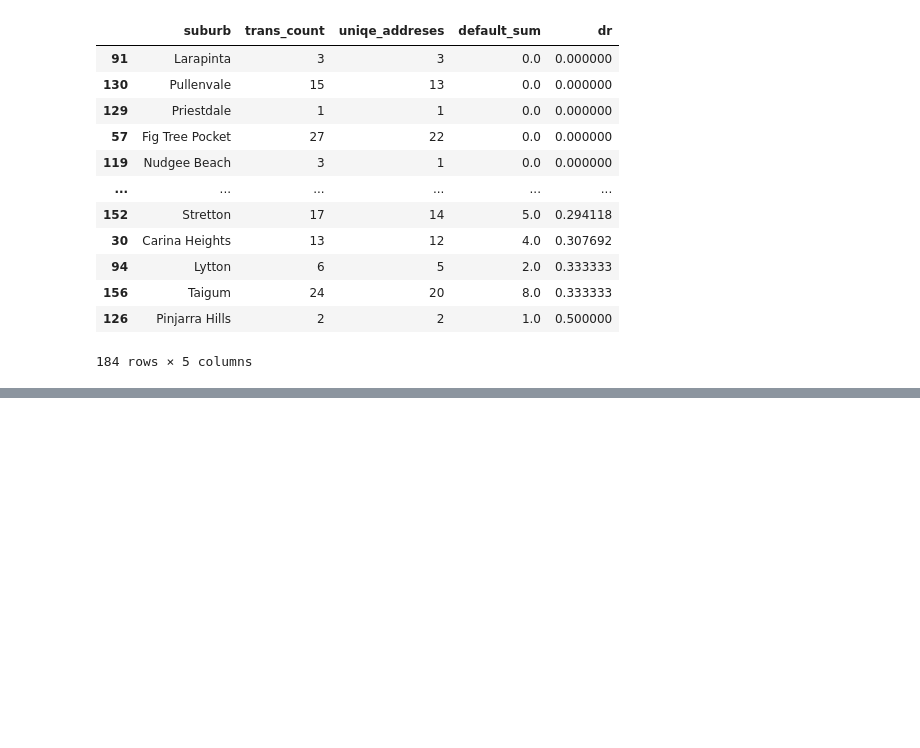
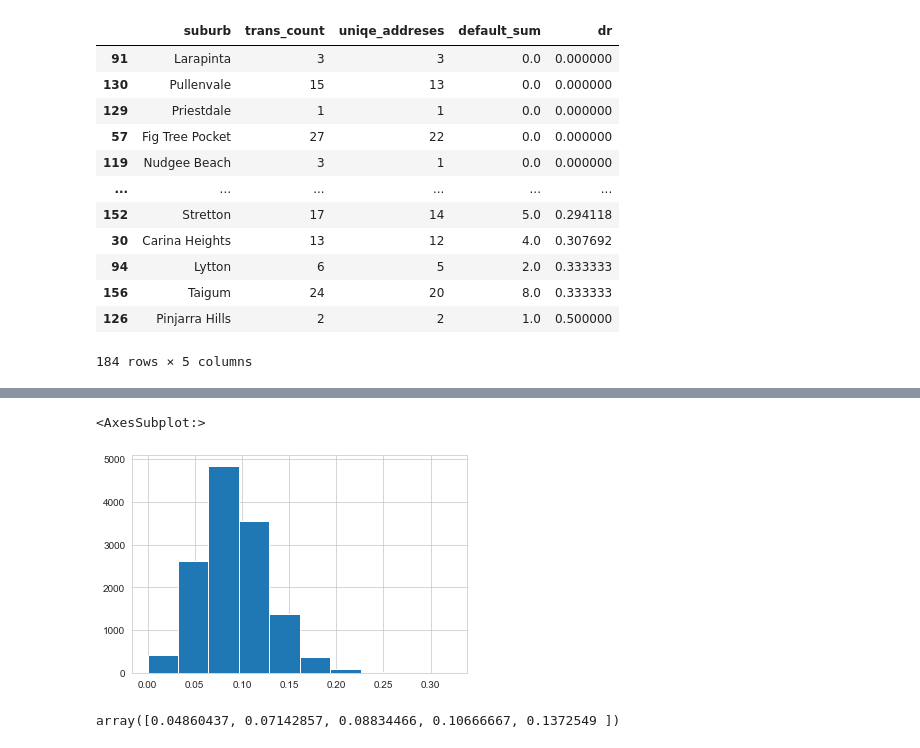
Before and after one commit to xSzpo/kedro_vb, a Jupyter notebook: notebooks/01_EDA.ipynb, the cells around one changed output, grey strips where cells are left out. Saved outputs shown, nothing was run; the diff lists cells and outputs as text; code cells hidden in the pictures; blank space fills up the shorter version.

```diff
--- a/notebooks/01_EDA.ipynb
+++ b/notebooks/01_EDA.ipynb
@@ -489,6 +488,7 @@ df_trans['rank_reverse'] = df_trans.groupby("customerID")["transactionID"].rank(
 df_trans_newest = df_trans.loc[df_trans.rank_reverse==1].reset_index(drop=True)
 df_trans_history = df_trans.loc[df_trans.rank_reverse>1].reset_index(drop=True)
 # %%
+"""
 df_trans_history_aggr = df_trans_history. \
     groupby('customerID'). \
     agg(
@@ -500,6 +500,18 @@ df_trans_history_aggr = df_trans_history. \
         price_sum=('price', 'sum'),
         price_mean=('price', 'mean'),
 ).reset_index(drop=False)
+"""
+df_trans_history_aggr = df_trans_history. \
+    groupby('customerID'). \
+    agg(
+        hist_trans_count=('default', 'count'),
+        hist_default_sum=('default', 'sum'),
+        hist_default_avg=('default', 'mean'),
+        hist_late_sum=('late', 'sum'),
+        hist_late_avg=('late', 'mean'),
+        hist_price_sum=('price', 'sum'),
+        hist_price_avg=('price', 'mean')
+    ).reset_index(drop=False)
 # %%
 df_trans_newest = df_trans_newest.merge(df_trans_history_aggr, on='customerID', how='left')
 # %%
@@ -712,0 +745,12 @@ pd_residentialAddress_geocoded.groupby(['suburb','residentialAddress_clean']).ag
+# %%
+_tmp = df_cust_trans.groupby('residentialAddress_clean')[['hist_default_sum','hist_trans_count']]. \
+    sum().reset_index().assign(dr = lambda x: x['hist_default_sum']/x['hist_trans_count'])
+# %%
+_tmp.dr.hist()
+# %% [output]
+<AxesSubplot:>
+[figure, added]
+# %%
+np.quantile(_tmp.dr, [i/10 for i in list(range(1,10,2))], axis=0)
+# %% [output]
+array([0.04860437, 0.07142857, 0.08834466, 0.10666667, 0.1372549 ])
```
Also changed, not shown: parts of 24 cells of this notebook, 5 other files.
